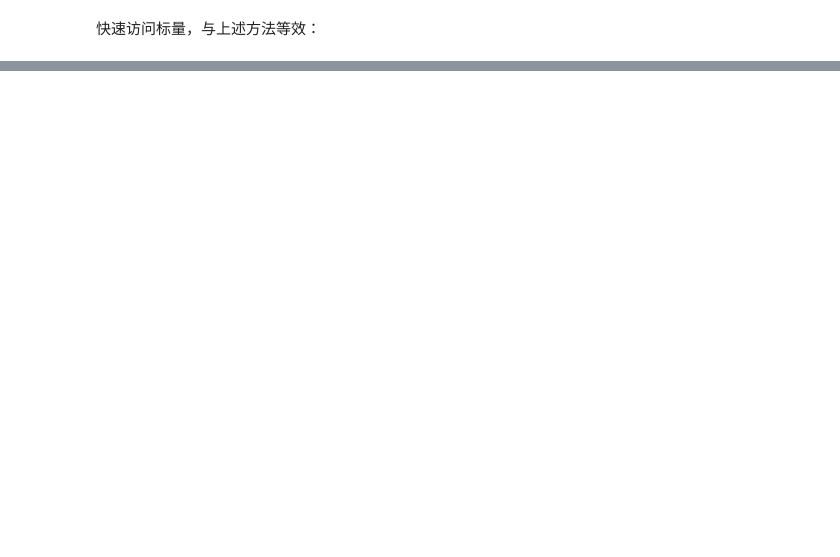
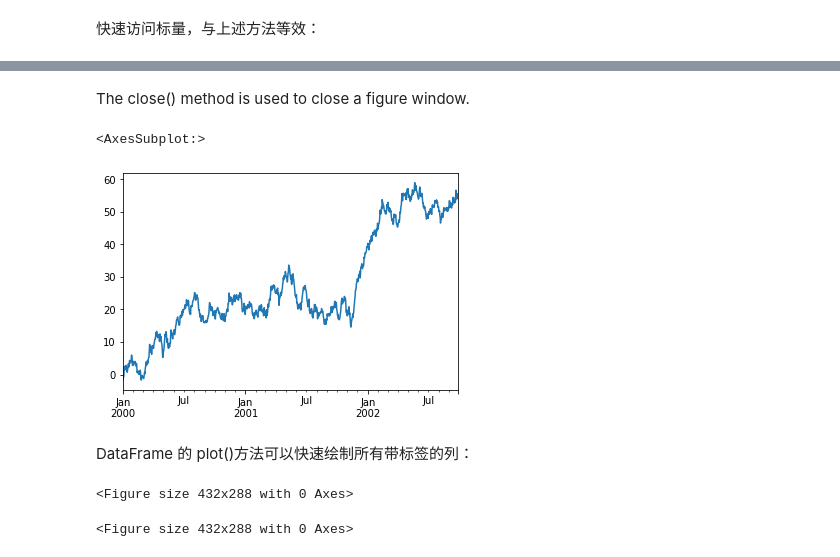
Before and after one commit to data-analysis-cjx/pandas, a Jupyter notebook: src/getting_started/getting_started.ipynb, the cells around one changed output, grey strips where cells are left out. Cells and saved outputs as stored; diff of their text form; code cells hidden in the pictures; blank space fills up the shorter version.

```diff
--- a/src/getting_started/getting_started.ipynb
+++ b/src/getting_started/getting_started.ipynb
@@ -267,0 +1022,14 @@ df.at[dates[0], 'A']
+# %% [markdown]
+The close() method is used to close a figure window.
+# %%
+ts = pd.Series(np.random.randn(1000),
+               index=pd.date_range('1/1/2000', periods=1000))
+# %%
+ts = ts.cumsum()
+# %%
+ts.plot()
+# %% [output]
+<AxesSubplot:>
+[figure, added]
+# %% [markdown]
+DataFrame 的 plot()方法可以快速绘制所有带标签的列：
@@ -267,0 +1041,5 @@ df.at[dates[0], 'A']
+# %%
+plt.figure()
+# %% [output]
+<Figure size 432x288 with 0 Axes>
+<Figure size 432x288 with 0 Axes>
```
Also changed, not shown: parts of 168 cells of this notebook, 3 other files.
